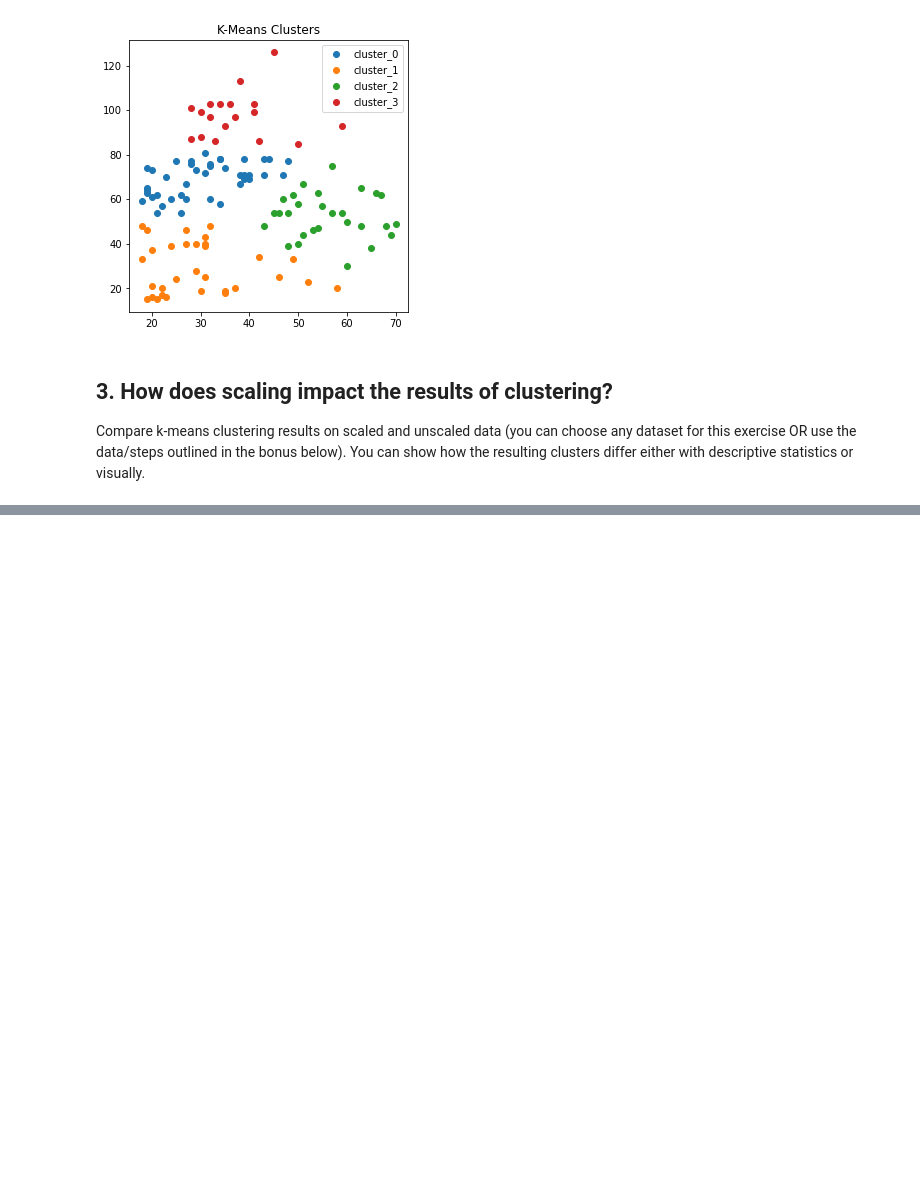
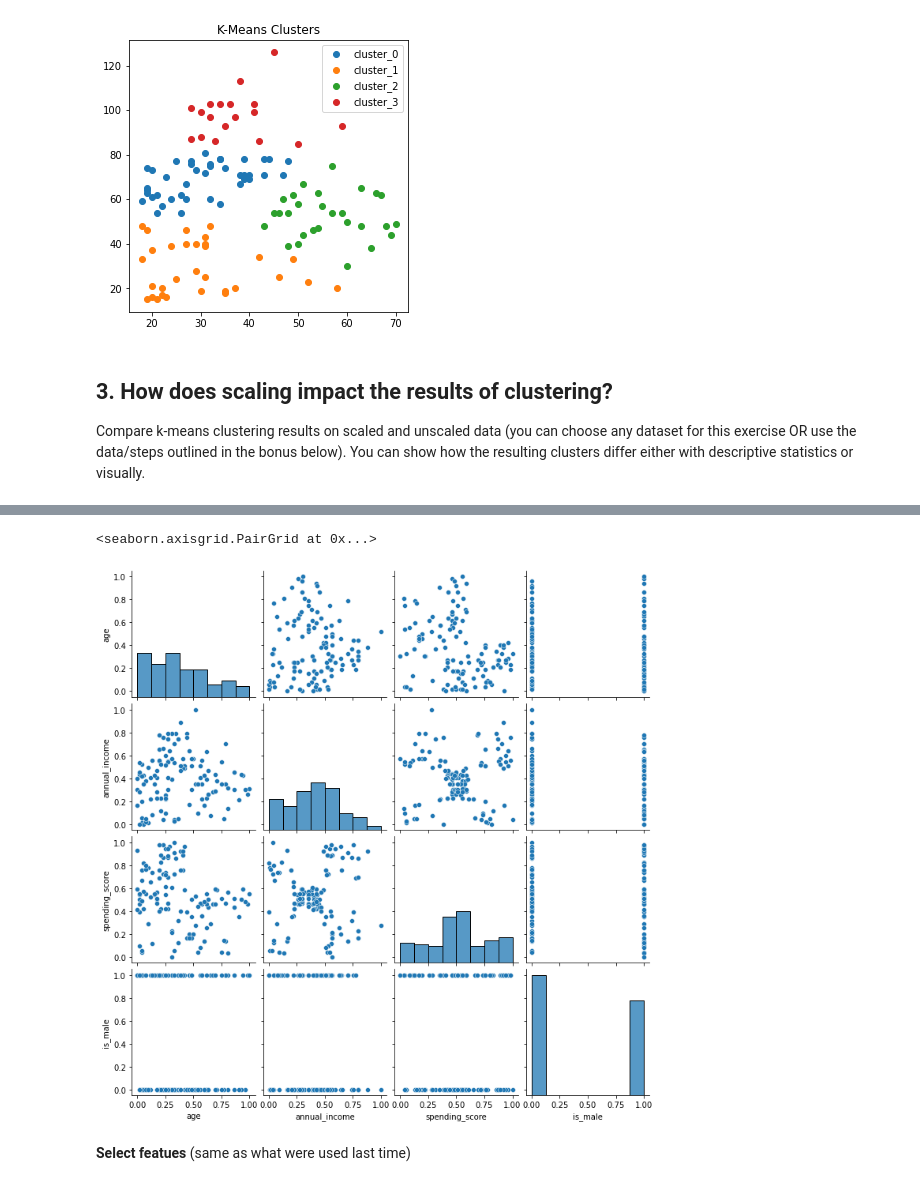
Before and after one commit to m3redithw/clustering-exercises, a Jupyter notebook: modeling.ipynb, the cells around one changed output, grey strips where cells are left out. Saved outputs shown, nothing was run; the diff lists cells and outputs as text; code cells hidden in the pictures; blank space fills up the shorter version.

```diff
--- a/modeling.ipynb
+++ b/modeling.ipynb
@@ -342,3 +342,5 @@ plt.show()
 # %% [markdown]
 ## 3. How does scaling impact the results of clustering?
 Compare k-means clustering results on scaled and unscaled data (you can choose any dataset for this exercise OR use the data/steps outlined in the bonus below). You can show how the resulting clusters differ either with descriptive statistics or visually.
+# %%
+train2 = train.drop(columns=['cluster1', 'cluster2']).copy()
@@ -344,0 +357,10 @@ Compare k-means clustering results on scaled and unscaled data (you can choose a
+# %%
+scaler = MinMaxScaler()
+
+scaler.fit(train2)
+
+train_scaled = scaler.transform(train2)
+validate_scaled = scaler.transform(validate)
+test_scaled = scaler.transform(test)
+
+train_scaled
@@ -344,0 +385,4 @@ Compare k-means clustering results on scaled and unscaled data (you can choose a
+# %%
+train_scaled = pd.DataFrame(train_scaled, columns=train2.columns.values).set_index([train2.index.values])
+validate_scaled = pd.DataFrame(validate_scaled, columns=validate.columns.values).set_index([validate.index.values])
+test_scaled = pd.DataFrame(test_scaled, columns=test.columns.values).set_index([test.index.values])
@@ -344,0 +398,7 @@ Compare k-means clustering results on scaled and unscaled data (you can choose a
+# %%
+sns.pairplot(train_scaled)
+# %% [output]
+<seaborn.axisgrid.PairGrid at 0x...>
+[figure, added]
+# %% [markdown]
+**Select featues** (same as what were used last time)
```
Also changed, not shown: parts of 21 cells of this notebook.
